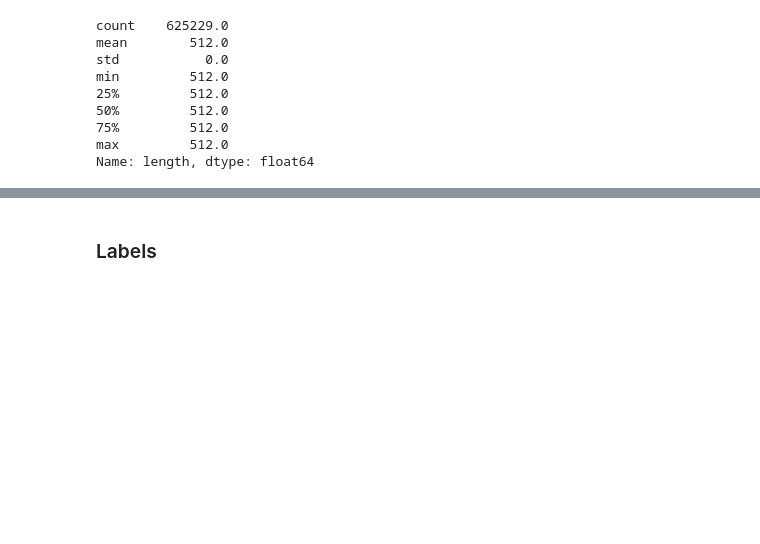
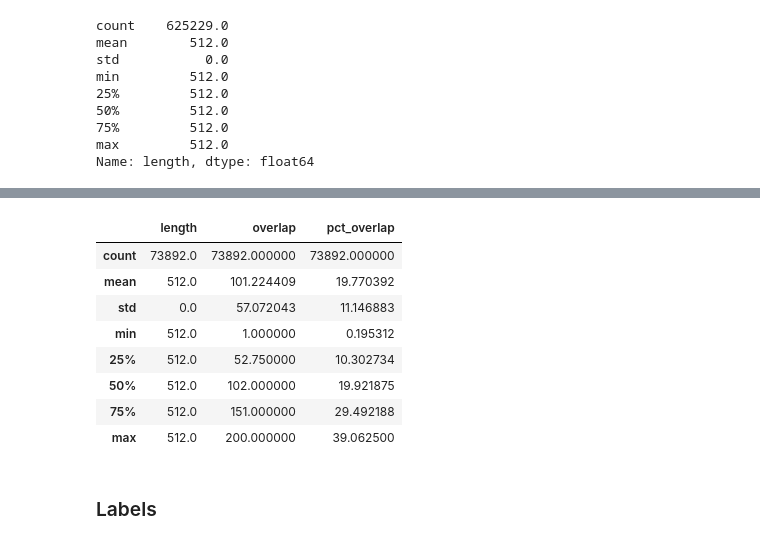
Before and after one commit to baillielab/BEND, a Jupyter notebook: notebooks/edas/EDA_histone_modification.ipynb, the cells around one changed output, grey strips where cells are left out. Saved outputs shown, nothing was run; the diff lists cells and outputs as text; code cells hidden in the pictures; blank space fills up the shorter version.

```diff
--- a/notebooks/edas/EDA_histone_modification.ipynb
+++ b/notebooks/edas/EDA_histone_modification.ipynb
@@ -57,3 +61,15 @@ plot_chr_in_splits(annotations, chromosomes)
+# %%
+overlap.describe()
+# %% [output]
+|  | length | overlap | pct_overlap |
+| count | 73892.0 | 73892.000000 | 73892.000000 |
+| mean | 512.0 | 101.224409 | 19.770392 |
+| std | 0.0 | 57.072043 | 11.146883 |
+| min | 512.0 | 1.000000 | 0.195312 |
+| 25% | 512.0 | 52.750000 | 10.302734 |
+| 50% | 512.0 | 102.000000 | 19.921875 |
+| 75% | 512.0 | 151.000000 | 29.492188 |
+| max | 512.0 | 200.000000 | 39.062500 |
 # %% [markdown]
 ### Labels
 # %%
```
Also changed, not shown: parts of 5 cells of this notebook, 5 other files.
